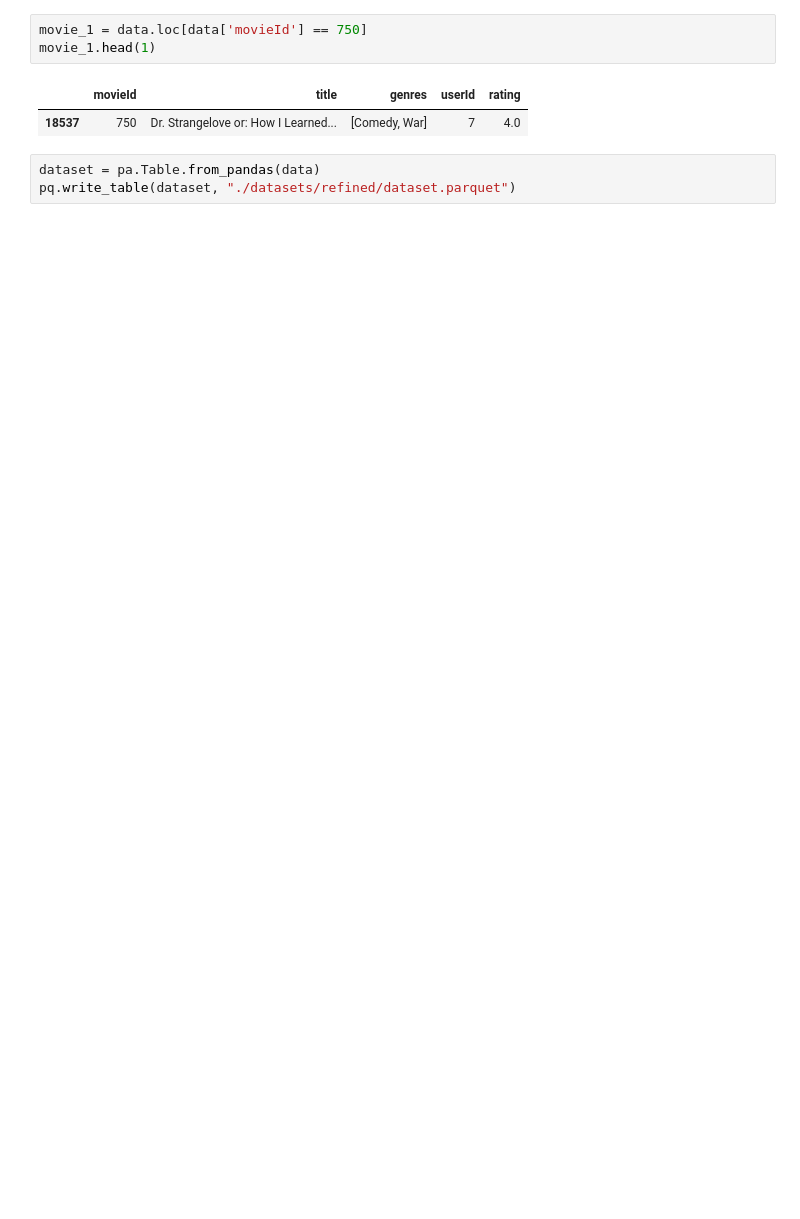
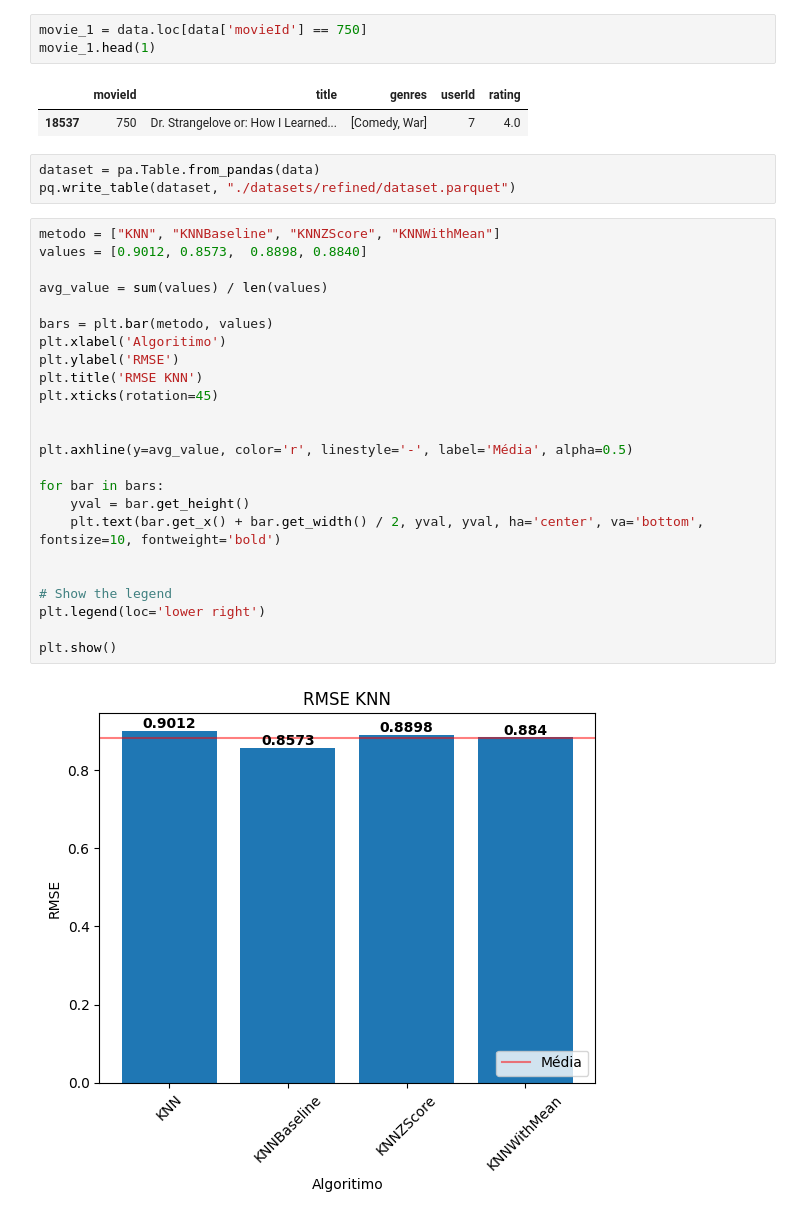
Before and after one commit to laracolorida/movie-match, a Jupyter notebook: data_pipeline.ipynb, the cells around one changed output. Drawn from its saved outputs; the diff is of its cells as text; blank space fills up the shorter version.

```diff
--- a/data_pipeline.ipynb
+++ b/data_pipeline.ipynb
@@ -201,3 +202,29 @@ movie_1.head(1)
 # %%
 dataset = pa.Table.from_pandas(data)
 pq.write_table(dataset, "./datasets/refined/dataset.parquet")
+# %%
+metodo = ["KNN", "KNNBaseline", "KNNZScore", "KNNWithMean"]
+values = [0.9012, 0.8573,  0.8898, 0.8840]
+
+avg_value = sum(values) / len(values)
+
+bars = plt.bar(metodo, values)
+plt.xlabel('Algoritimo')
+plt.ylabel('RMSE')
+plt.title('RMSE KNN')
+plt.xticks(rotation=45)
+
+
+plt.axhline(y=avg_value, color='r', linestyle='-', label='Média', alpha=0.5)
+
+for bar in bars:
+    yval = bar.get_height()
+    plt.text(bar.get_x() + bar.get_width() / 2, yval, yval, ha='center', va='bottom', fontsize=10, fontweight='bold')
+
+
+# Show the legend
+plt.legend(loc='lower right')
+
+plt.show()
+# %% [output]
+[figure, added]
```
Also changed, not shown: parts of 4 cells of this notebook, 6 other files.
